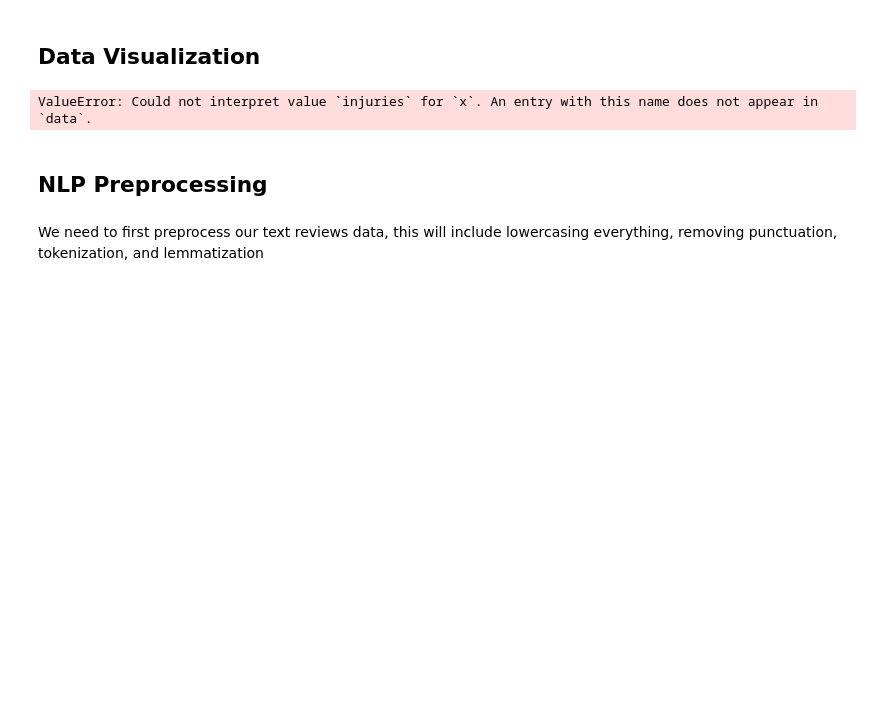
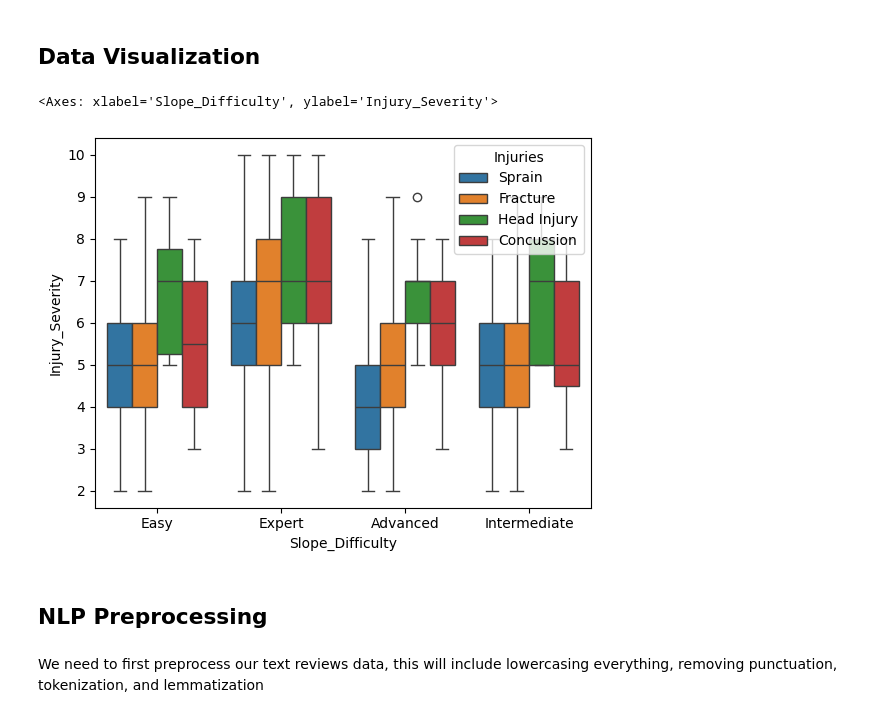
Before and after one commit to Vondent/UBC-Bolt-2025, a Jupyter notebook: ubc-bolt-2025.ipynb, the cells around one changed output. Cells and saved outputs as stored; diff of their text form; code cells hidden in the pictures; blank space fills up the shorter version.

```diff
--- a/ubc-bolt-2025.ipynb
+++ b/ubc-bolt-2025.ipynb
@@ -76,9 +209,10 @@ print(reviews_dat.head())
 # %% [markdown]
 ## Data Visualization
 # %%
-sns.boxplot(incident_dat, x = 'injuries', binwidth = 10, height=5)
+sns.boxplot(data=incident_dat, x="Slope_Difficulty", y="Injury_Severity", hue="Injuries")
 # %% [output]
-ValueError: Could not interpret value `injuries` for `x`. An entry with this name does not appear in `data`.
+<Axes: xlabel='Slope_Difficulty', ylabel='Injury_Severity'>
+[figure, added]
 # %% [markdown]
 ## NLP Preprocessing
 # %% [markdown]
```
Also changed, not shown: parts of 13 cells of this notebook.
